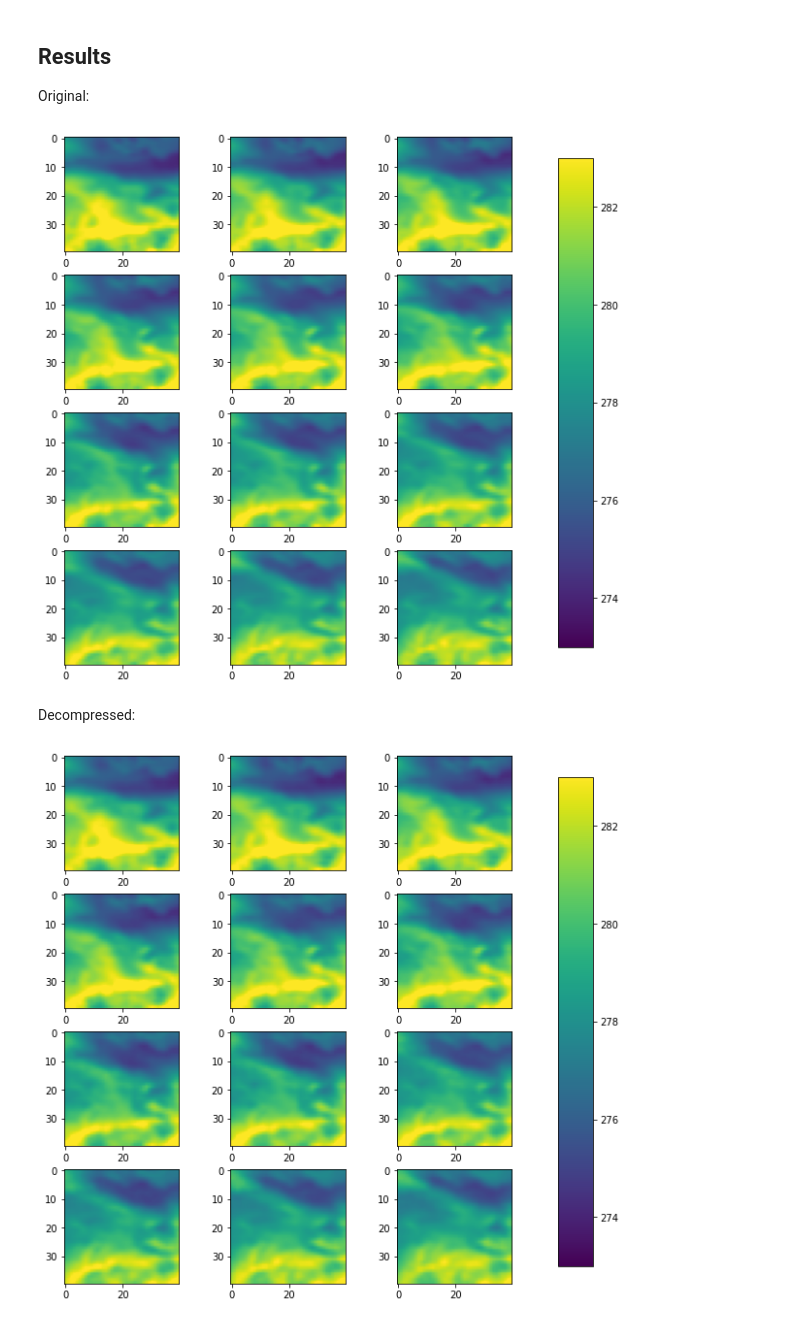
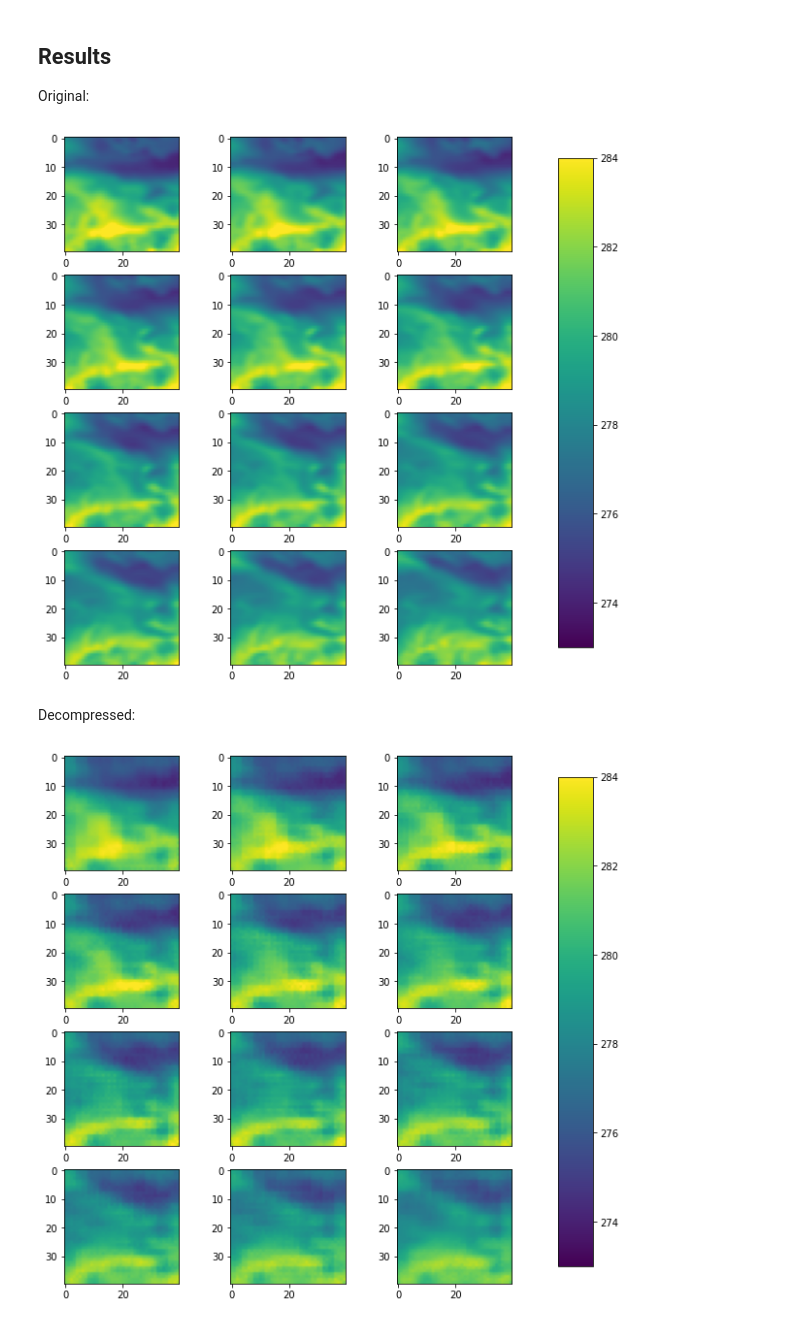
Before and after one commit to SilkeDH/lossy-ml, a Jupyter notebook: notebooks/Model_1.ipynb, the cells around one changed output. Saved outputs shown, nothing was run; the diff lists cells and outputs as text; code cells hidden in the pictures.

```diff
--- a/notebooks/Model_1.ipynb
+++ b/notebooks/Model_1.ipynb
@@ -56,9 +56,9 @@ train, test = split_data(z, 0.70)
 
 leads = dict(time = 12, longitude=40, latitude=40, level=1)
 
-dg_train = DataGenerator(train, leads, batch_size=1024, load=True, shuffle=True, mean= mean, std=std)
+dg_train = DataGenerator(train, leads, samples = 100000, batch_size=100, load=True, mean= mean, std=std)
 
-dg_test = DataGenerator(test, leads, batch_size=1024, load=True, shuffle=False, mean= mean, std=std)
+dg_test = DataGenerator(test, leads, samples = 20000, batch_size=100, load=True, mean= mean, std=std)
 # %% [output]
 Loading data into RAM
 Loading data into RAM
@@ -124,7 +140,7 @@ count = 0
 for i in range(4):
     for j in range(3):
         img = test_data[0,count,:,:,0] *std.values[0] + mean.values[0]
-        im = ax[i, j].imshow(img,  vmin=273, vmax=283)
+        im = ax[i, j].imshow(img,  vmin=273, vmax=284)
         count=count +1
 
 fig.subplots_adjust(right=0.8)
@@ -132,27 +148,27 @@ cbar_ax = fig.add_axes([0.85, 0.15, 0.05, 0.7])
 plt.colorbar(im,  cax=cbar_ax)
 plt.show()
 # %% [output]
-[figure, old version]
+[figure, new version]
 # %% [markdown]
 Decompressed:
 # %%
 result2 = model(test_data).numpy()
 
 fig, ax = plt.subplots(4,3, figsize=(10,10))
 
 count = 0
 for i in range(4):
     for j in range(3):
         img = result2[0,count,:,:,0] *std.values[0] + mean.values[0]
-        im = ax[i, j].imshow(img,  vmin=273, vmax=283)
+        im = ax[i, j].imshow(img,  vmin=273, vmax=284)
         count=count +1
 
 fig.subplots_adjust(right=0.8)
 cbar_ax = fig.add_axes([0.85, 0.15, 0.05, 0.7])
 plt.colorbar(im,  cax=cbar_ax)
 plt.show()
 # %% [output]
-[figure, old version]
+[figure, new version]
 # %%
 a = result2*std.values[0] + mean.values[0]
 b = test_data*std.values[0] + mean.values[0]
```
Also changed, not shown: parts of 5 cells of this notebook, 3 other files.
